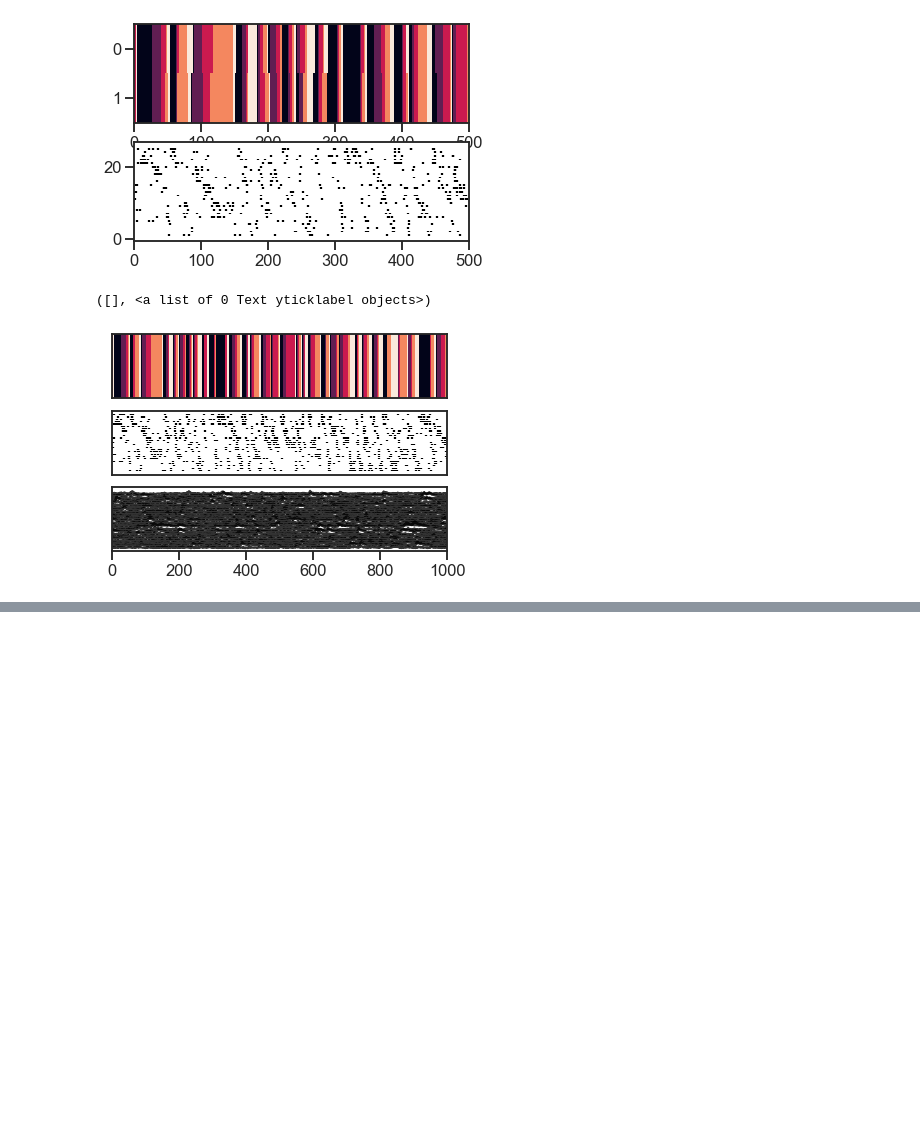
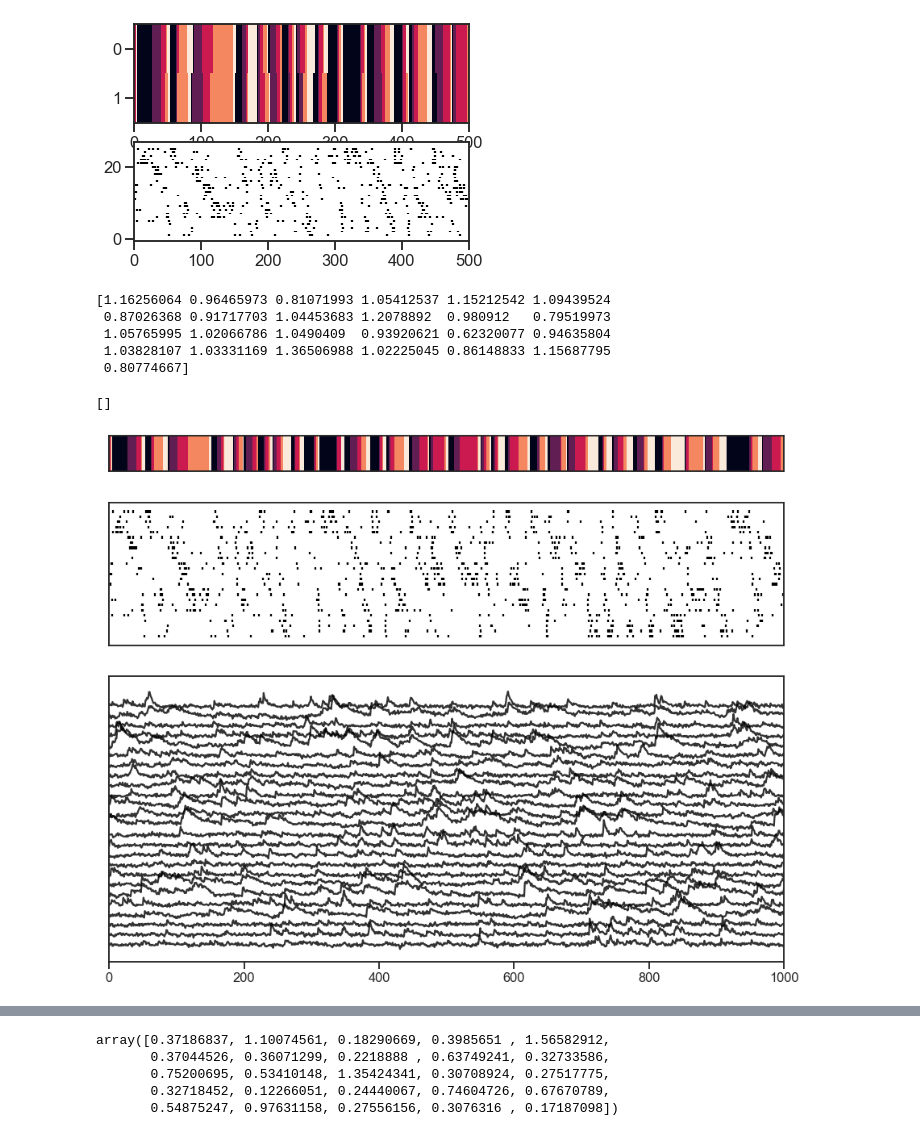
Before and after one commit to skeeley/Calcium_likelihoods, a Jupyter notebook: ssm_scripts/calcium_hmm.ipynb, the cells around one changed output, grey strips where cells are left out. Saved outputs shown, nothing was run; the diff lists cells and outputs as text; code cells hidden in the pictures; blank space fills up the shorter version.

```diff
--- a/ssm_scripts/calcium_hmm.ipynb
+++ b/ssm_scripts/calcium_hmm.ipynb
@@ -127,50 +128,58 @@ plt.xlim([0,T_plot])
 [figure]
 # %%
 # Setup Calcium observations and simulate from them
-As = np.clip(0.8 + 0.1 * npr.randn(D), 0.6, 0.95)
-betas = 1.0 * np.ones(D)
+As = np.clip(0.85 + 0.1 * npr.randn(D), 0.8, 0.95)
+# betas = 1.0 * np.ones(D)
+betas = 1.0 * np.ones(D) + 0.2 * npr.randn(D)
+print(betas)
 inv_etas = np.log(1e-2 * np.ones(D))
 etas = np.exp(inv_etas)
 mus = np.zeros_like(y) # start with zero mean
 mus_test = np.zeros_like(y_test)
 y_ca = np.zeros((T, D))
 y_ca_test = np.zeros((T, D))
 y_ca[0] = mus[0, :] + np.sqrt(etas) * npr.randn(D) + betas * y[0, :]
 y_ca_test[0] = mus[0, :] + np.sqrt(etas) * npr.randn(D) + betas * y_test[0, :]
 for t in range(1, T):
     y_ca[t] = mus[t, :] + As * y_ca[t-1] + betas * y[t, :] + np.sqrt(etas) * npr.randn(D)
     y_ca_test[t] = mus_test[t, :] + As * y_ca_test[t-1] + betas * y_test[t, :] + np.sqrt(etas) * npr.randn(D)
 
 # add per time point noise afterwards (not part of Ganmor generative model)
 y_ca = y_ca + 0.2 * npr.randn(*y_ca.shape)
 y_ca_test = y_ca_test + 0.2 * npr.randn(*y_ca_test.shape)
 
 # T_plot
 T_plot=1000
-plt.figure()
-plt.subplot(311)
-plt.imshow(z[None,:], aspect="auto")
-plt.xlim([0,T_plot])
-plt.xticks([])
-plt.yticks([])
-plt.subplot(312)
+plt.figure(figsize=[15,12])
+gs = gridspec.GridSpec(3, 1, height_ratios=[0.5, 2, 4])
+a0 = plt.subplot(gs[0])
+a1 = plt.subplot(gs[1])
+a2 = plt.subplot(gs[2])
+a0.imshow(z[None,:], aspect="auto")
+a0.set_xlim([0,T_plot])
+a0.set_xticks([])
+a0.set_yticks([])
 # plt.plot(y)
 for n in range(D):
-    plt.eventplot(np.where(y[:,n]>0)[0]+1, linelengths=0.5, lineoffsets=D-n,color='k')
-plt.xlim([0,T_plot])
-plt.xticks([])
-plt.yticks([])
-plt.subplot(313)
+    a1.eventplot(np.where(y[:,n]>0)[0]+1, linelengths=0.5, lineoffsets=D-n,color='k')
+a1.set_xlim([0,T_plot])
+a1.set_xticks([])
+a1.set_yticks([])
 for n in range(D):
-    plt.plot(y_ca[:, n] + 2.5 * (D-n), '-k', alpha=0.8)
+    a2.plot(y_ca[:, n] + 2.5 * (D-n), '-k', alpha=0.8)
     # plt.plot(y_ca_test2[:, n] + 2.5 * (D-n), '-g', alpha=0.8)
 # y_dff = (y_ca - np.min(y_ca,axis=0)) / np.max(y_ca, axis=0)
 # plt.imshow( y_dff.T, aspect="auto")
-plt.xlim([0,T_plot])
-plt.yticks([])
+a2.set_xlim([0,T_plot])
+a2.set_yticks([])
 # %% [output]
-([], <a list of 0 Text yticklabel objects>)
+[1.16256064 0.96465973 0.81071993 1.05412537 1.15212542 1.09439524
+ 0.87026368 0.91717703 1.04453683 1.2078892  0.980912   0.79519973
+ 1.05765995 1.02066786 1.0490409  0.93920621 0.62320077 0.94635804
+ 1.03828107 1.03331169 1.36506988 1.02225045 0.86148833 1.15687795
+ 0.80774667]
+[]
-[figure, old version]
+[figure, new version]
 # %%
 # Fit a Gaussian HMM to the calcium observations
 N = 10
@@ -225,0 +348,8 @@ smoothed_y_ar = test_hmm_ar.smooth(y_ca)
+# %%
+np.var(y_ca,axis=0)
+# %% [output]
+array([0.37186837, 1.10074561, 0.18290669, 0.3985651 , 1.56582912,
+       0.37044526, 0.36071299, 0.2218888 , 0.63749241, 0.32733586,
+       0.75200695, 0.53410148, 1.35424341, 0.30708924, 0.27517775,
+       0.32718452, 0.12266051, 0.24440067, 0.74604726, 0.67670789,
+       0.54875247, 0.97631158, 0.27556156, 0.3076316 , 0.17187098])
```
Also changed, not shown: parts of 22 cells of this notebook.
